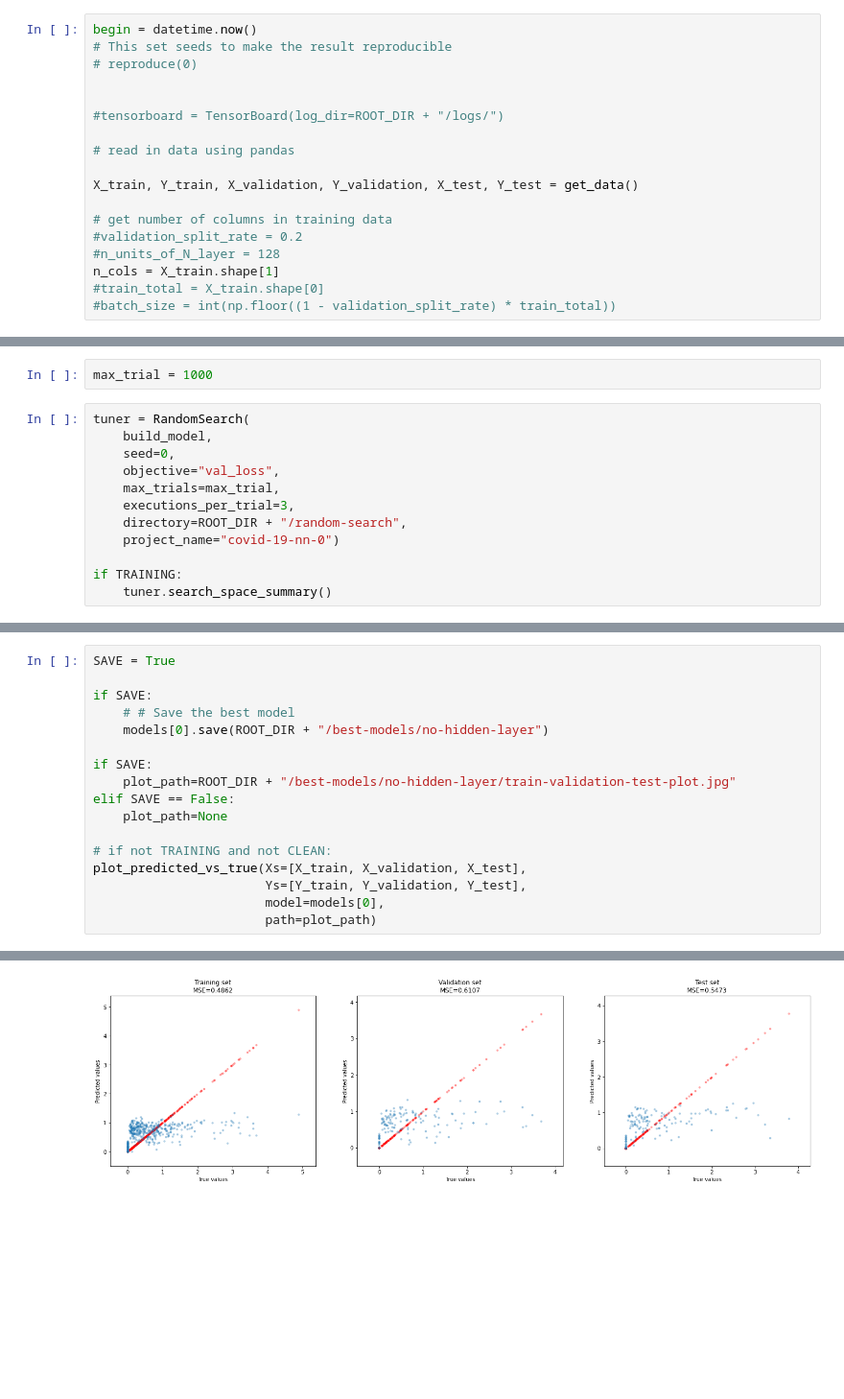
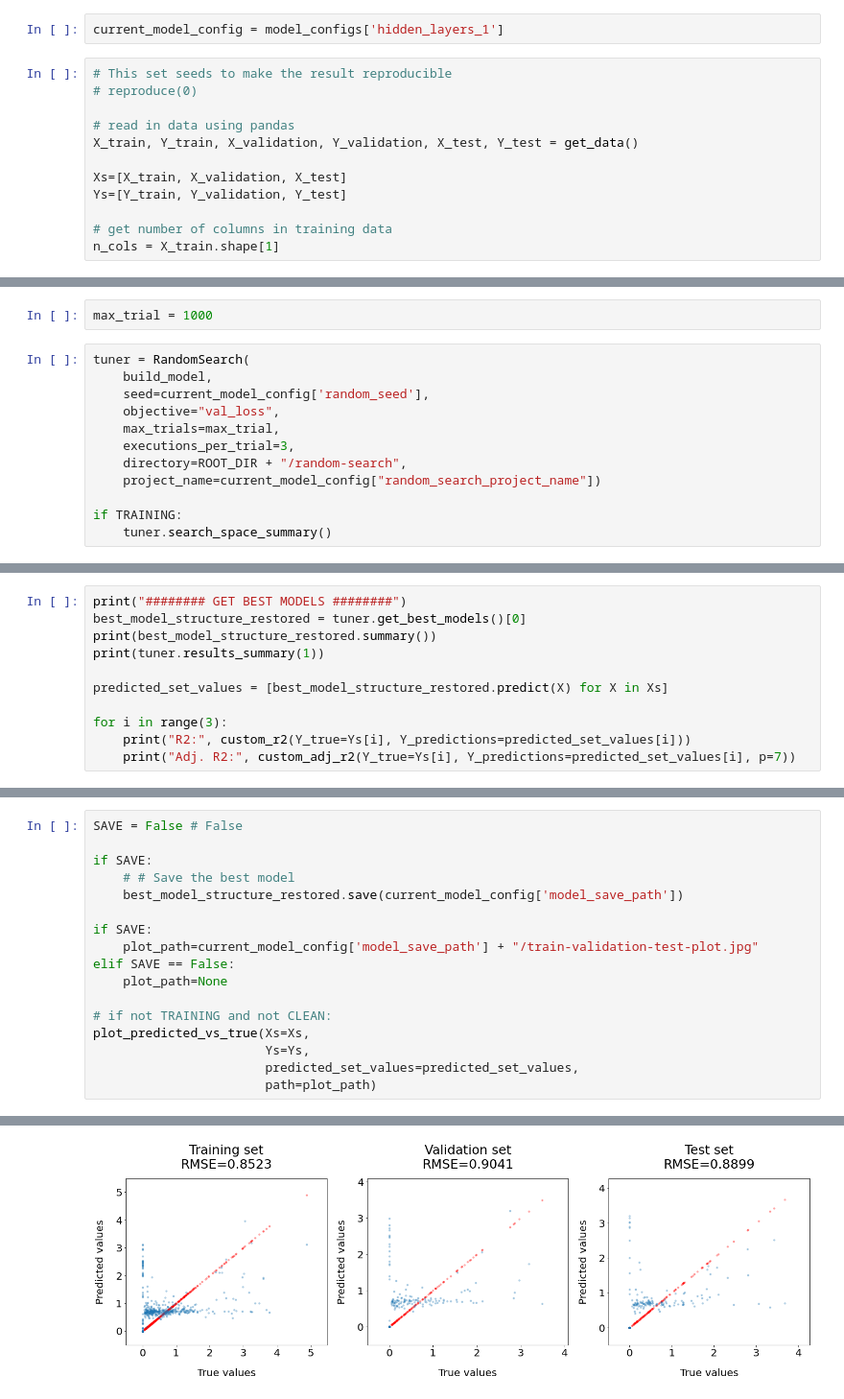
Before and after one commit to dsvanidze/replicability, a Jupyter notebook: jupyter-notebooks/model/MLP-model.ipynb, the cells around one changed output, grey strips where cells are left out. Shown: that part at 96% size. Saved outputs shown, nothing was run; the diff lists cells and outputs as text; blank space fills up the shorter version.

Commit message:
IMPORTANT CHANGES: resplit data, retrained models and created fine-scale maps

```diff
--- a/jupyter-notebooks/model/MLP-model.ipynb
+++ b/jupyter-notebooks/model/MLP-model.ipynb
@@ -46,21 +54,17 @@ if len(sys.argv) > 1:
+# %%
+current_model_config = model_configs['hidden_layers_1']
 # %%
-begin = datetime.now()
 # This set seeds to make the result reproducible
 # reproduce(0)
 
-
-#tensorboard = TensorBoard(log_dir=ROOT_DIR + "/logs/")
-
 # read in data using pandas
-
 X_train, Y_train, X_validation, Y_validation, X_test, Y_test = get_data()
 
+Xs=[X_train, X_validation, X_test]
+Ys=[Y_train, Y_validation, Y_test]
+
 # get number of columns in training data
-#validation_split_rate = 0.2
-#n_units_of_N_layer = 128
 n_cols = X_train.shape[1]
-#train_total = X_train.shape[0]
-#batch_size = int(np.floor((1 - validation_split_rate) * train_total))
 # %%
 def build_model(hp):
     model = Sequential()
@@ -99,12 +102,12 @@ max_trial = 1000
 # %%
 tuner = RandomSearch(
     build_model,
-    seed=0,
+    seed=current_model_config['random_seed'],
     objective="val_loss",
     max_trials=max_trial,
     executions_per_trial=3,
     directory=ROOT_DIR + "/random-search",
-    project_name="covid-19-nn-0")
+    project_name=current_model_config["random_search_project_name"])
 
 if TRAINING:
     tuner.search_space_summary()
@@ -207,0 +144,11 @@ Overall Runtime: 0:12:51.144083
+# %%
+print("######## GET BEST MODELS ########")
+best_model_structure_restored = tuner.get_best_models()[0]
+print(best_model_structure_restored.summary())
+print(tuner.results_summary(1))
+
+predicted_set_values = [best_model_structure_restored.predict(X) for X in Xs]
+
+for i in range(3):
+    print("R2:", custom_r2(Y_true=Ys[i], Y_predictions=predicted_set_values[i]))
+    print("Adj. R2:", custom_adj_r2(Y_true=Ys[i], Y_predictions=predicted_set_values[i], p=7))
@@ -208,18 +185,18 @@ Overall Runtime: 0:12:51.144083
 # %%
-SAVE = True
+SAVE = False # False
 
 if SAVE:
     # # Save the best model
-    models[0].save(ROOT_DIR + "/best-models/no-hidden-layer")
+    best_model_structure_restored.save(current_model_config['model_save_path'])
 
 if SAVE:
-    plot_path=ROOT_DIR + "/best-models/no-hidden-layer/train-validation-test-plot.jpg"
+    plot_path=current_model_config['model_save_path'] + "/train-validation-test-plot.jpg"
 elif SAVE == False:
     plot_path=None
 
 # if not TRAINING and not CLEAN:
-plot_predicted_vs_true(Xs=[X_train, X_validation, X_test],
-                       Ys=[Y_train, Y_validation, Y_test],
-                       model=models[0],
+plot_predicted_vs_true(Xs=Xs,
+                       Ys=Ys,
+                       predicted_set_values=predicted_set_values,
                        path=plot_path)
 # %% [output]
@@ -230,2 +203,2 @@ INFO:tensorflow:Assets written to: /all/best-models/no-hidden-layer/assets
-[figure, old version]
+[figure, new version]
 # %% [markdown]
```
Also changed, not shown: parts of 20 cells of this notebook, 51 other files.
